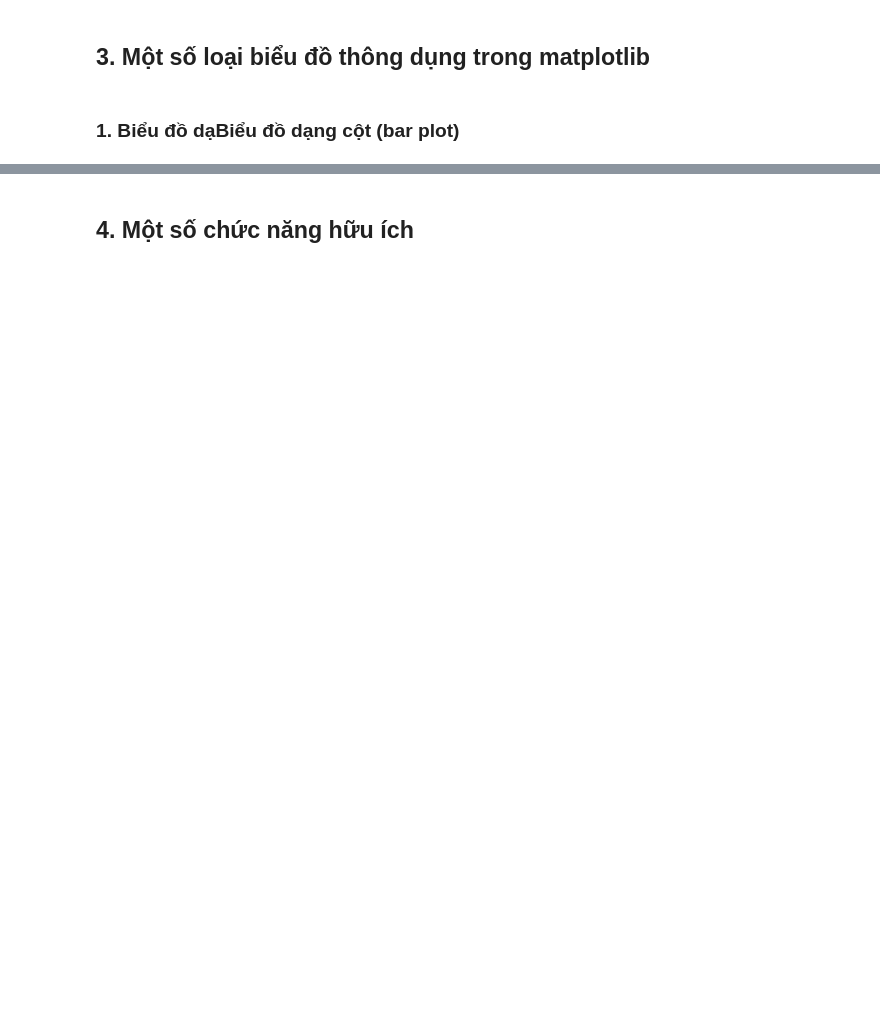
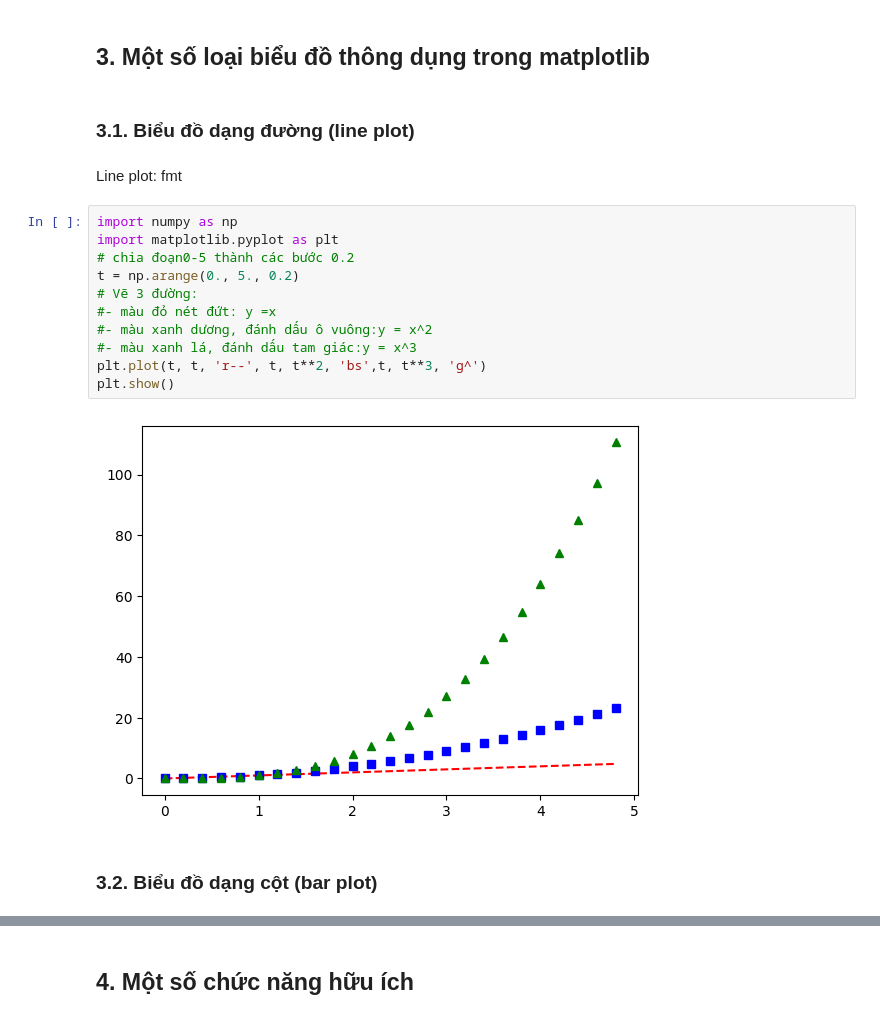
Before and after one commit to ThienBao224/Data_Analytics, a Jupyter notebook: Python_Numpy_Matplotlib_Pandas.ipynb, the cells around one changed output, grey strips where cells are left out. Cells and saved outputs as stored; diff of their text form; blank space fills up the shorter version.

```diff
--- a/Python_Numpy_Matplotlib_Pandas.ipynb
+++ b/Python_Numpy_Matplotlib_Pandas.ipynb
@@ -1103,4 +1263,21 @@ print(a) # in ra "array([[11, 2, 3],
 # %% [markdown]
 ## 3. Một số loại biểu đồ thông dụng trong matplotlib
+# %% [markdown]
+### 3.1. Biểu đồ dạng đường (line plot)
+# %% [markdown]
+Line plot: fmt
+# %%
+import numpy as np
+import matplotlib.pyplot as plt
+# chia đoạn0-5 thành các bước 0.2
+t = np.arange(0., 5., 0.2)
+# Vẽ 3 đường:
+#- màu đỏ nét đứt: y =x
+#- màu xanh dương, đánh dấu ô vuông:y = x^2
+#- màu xanh lá, đánh dấu tam giác:y = x^3
+plt.plot(t, t, 'r--', t, t**2, 'bs',t, t**3, 'g^')
+plt.show()
+# %% [output]
+[figure, added]
 # %% [markdown]
-### 1. Biểu đồ dạBiểu đồ dạng cột (bar plot)
+### 3.2. Biểu đồ dạng cột (bar plot)
```
Also changed, not shown: parts of 111 cells of this notebook.
